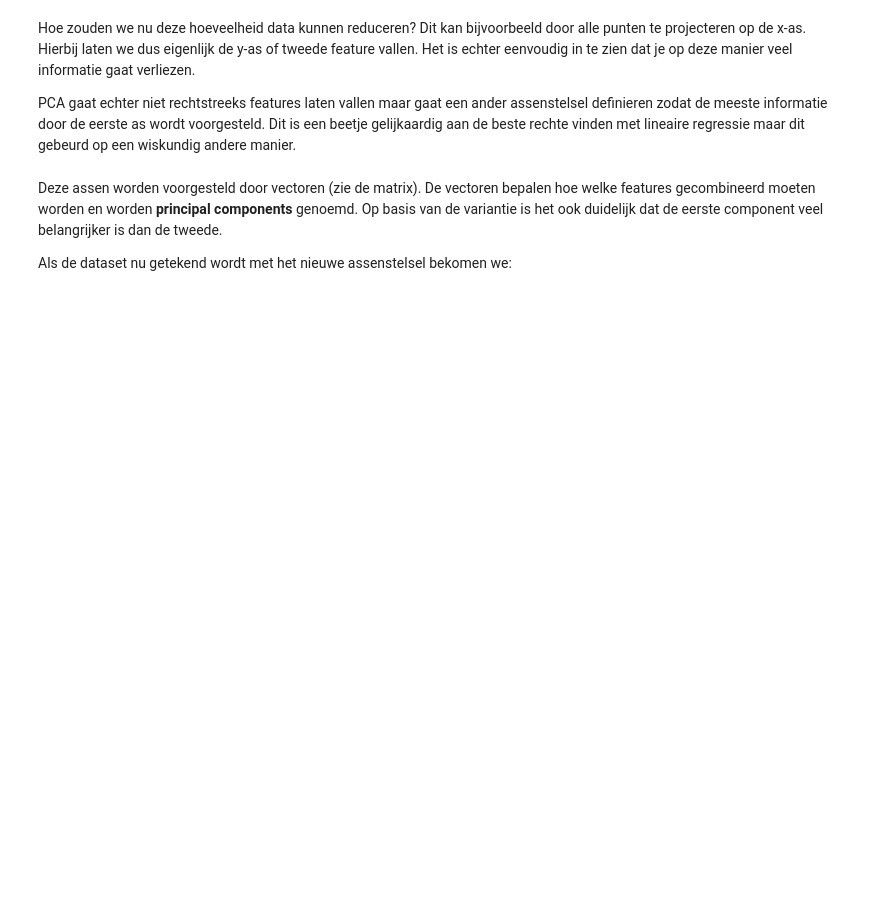
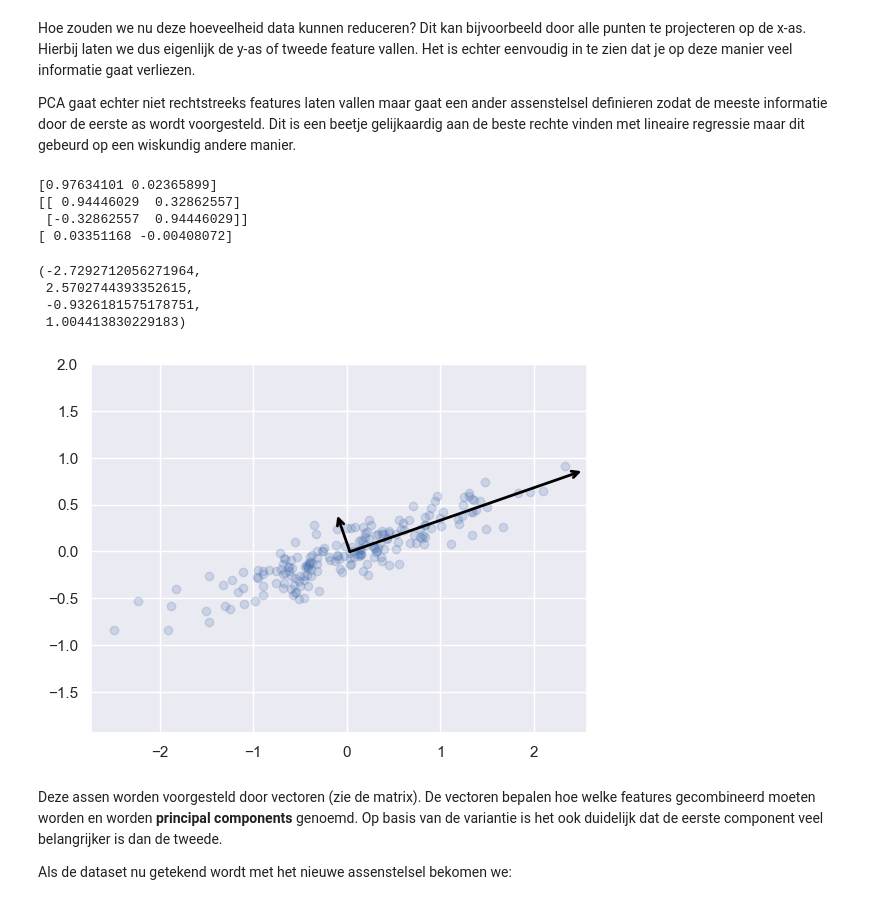
Before and after one commit to Data-Science-2425/Leerstof2, a Jupyter notebook: Week 10/03_DimensionalityReduction.ipynb, the cells around one changed output. Cells and saved outputs as stored; diff of their text form; code cells hidden in the pictures; blank space fills up the shorter version.

```diff
--- a/Week 10/03_DimensionalityReduction.ipynb
+++ b/Week 10/03_DimensionalityReduction.ipynb
@@ -47,25 +49,42 @@ Dit is een beetje gelijkaardig aan de beste rechte vinden met lineaire regressie
 # %%
 # importeer PCA
 from sklearn.decomposition import PCA
 
 # maak het PCA-model om van 2 features naar 2 principal components te gaan
+pca = PCA()
 
 # fit op de data
+pca.fit(X)
+print(pca.explained_variance_ratio_)
+# explained_variance = indicatie van de informatie in een principal component
+# ratio = omgezet in percent
+print(pca.components_)
+print(pca.mean_)
 
 def draw_vector(v0, v1, ax=None):
     ax = ax or plt.gca()
     arrowprops=dict(arrowstyle='->',
                     linewidth=2,
                     shrinkA=0, shrinkB=0, color="black")
     ax.annotate('', v1, v0, arrowprops=arrowprops)
 
 # plot data
 plt.scatter(X[:, 0], X[:, 1], alpha=0.2)
 for length, vector in zip(pca.explained_variance_, pca.components_):
     # dit tekent de zwarte pijltjes per principal component
     v = vector * 3 * np.sqrt(length)
     draw_vector(pca.mean_, pca.mean_ + v)
-plt.axis('equal');
+plt.axis('equal')
+# %% [output]
+[0.97634101 0.02365899]
+[[ 0.94446029  0.32862557]
+ [-0.32862557  0.94446029]]
+[ 0.03351168 -0.00408072]
+(-2.7292712056271964,
+ 2.5702744393352615,
+ -0.9326181575178751,
+ 1.004413830229183)
+[figure, added]
 # %% [markdown]
 Deze assen worden voorgesteld door vectoren (zie de matrix).
 De vectoren bepalen hoe welke features gecombineerd moeten worden en worden **principal components** genoemd.
```
Also changed, not shown: parts of 13 cells of this notebook.
